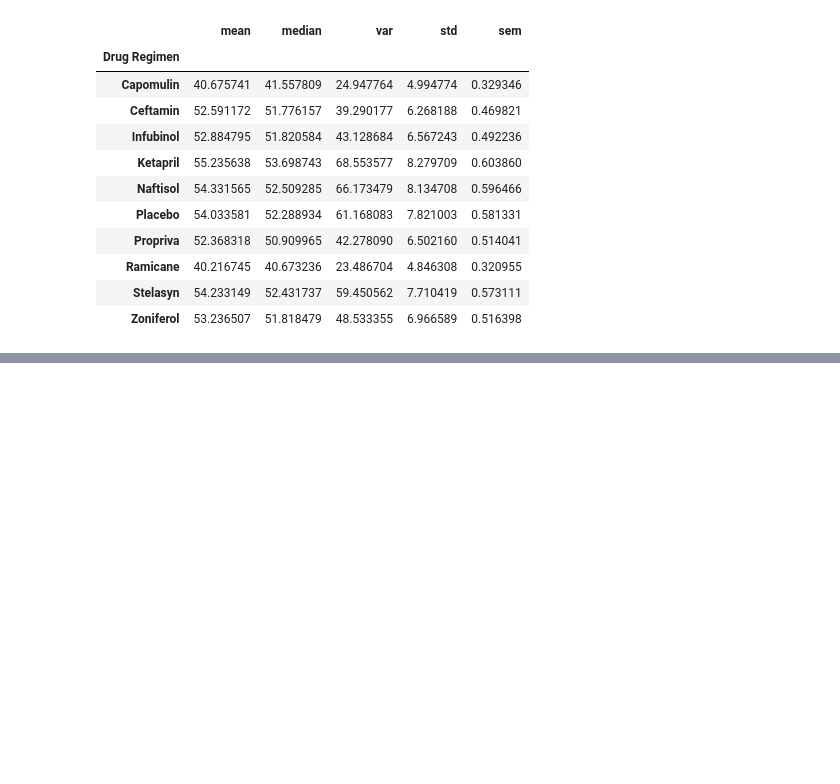
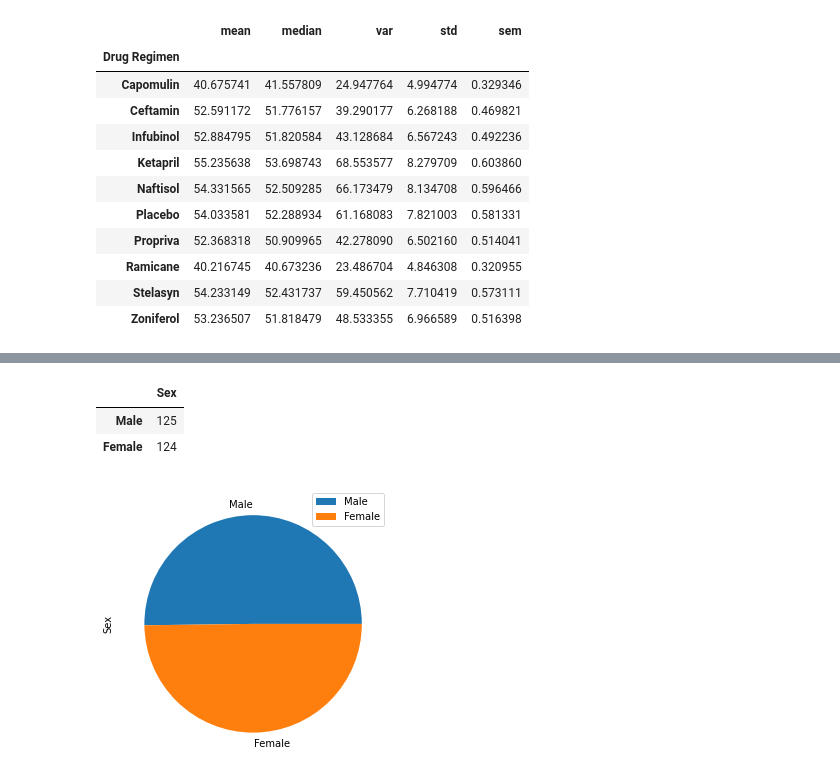
Before and after one commit to cmagnotta/matplotlib-challenge, a Jupyter notebook: matplotlib.ipynb, the cells around one changed output, grey strips where cells are left out. Cells and saved outputs as stored; diff of their text form; code cells hidden in the pictures; blank space fills up the shorter version.

```diff
--- a/matplotlib.ipynb
+++ b/matplotlib.ipynb
@@ -284,0 +330,5 @@ summary_stats_table_2
+# %%
+gender_mice = clean_results[['Mouse ID', 'Sex']]
+# %%
+gender_count = gender_mice.groupby('Mouse ID')
+gender_count = gender_count.first()
@@ -284,0 +352,14 @@ summary_stats_table_2
+# %%
+gender_countDF = gender_count['Sex'].value_counts(sort=True)
+# %%
+gender_countDF = pd.DataFrame(gender_countDF)
+# %%
+gender_countDF
+# %% [output]
+|  | Sex |
+| Male | 125 |
+| Female | 124 |
+# %%
+plot = gender_countDF.plot.pie(y='Sex', figsize=(5, 5))
+# %% [output]
+[figure, added]
```
Also changed, not shown: parts of 11 cells of this notebook.
